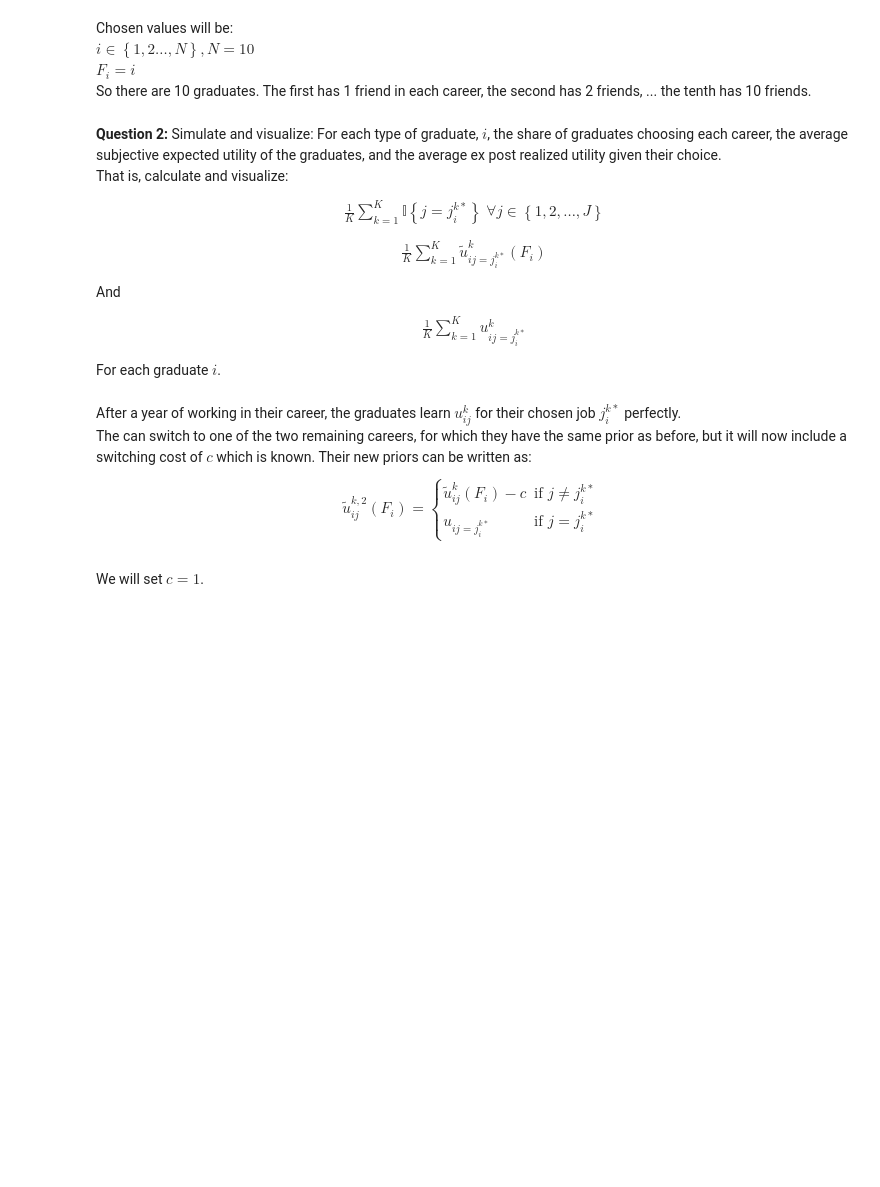
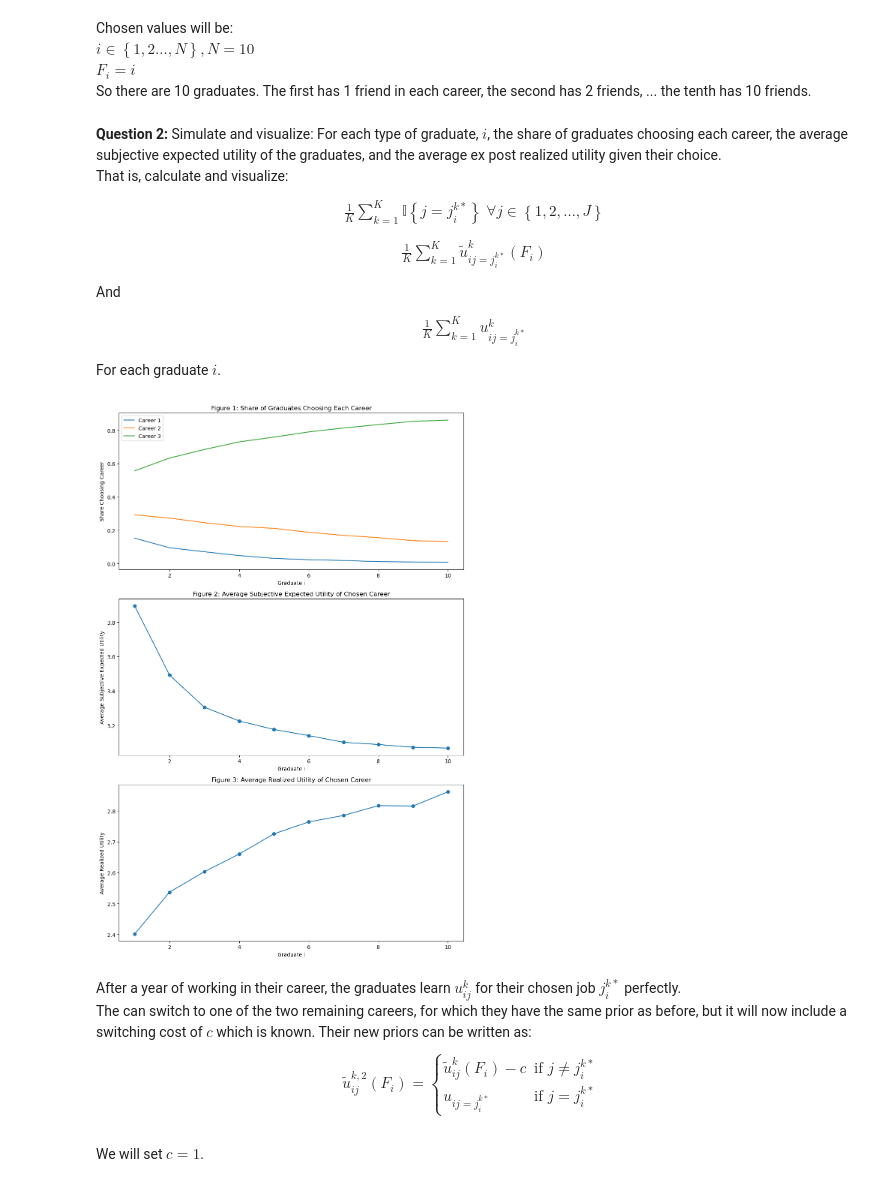
Before and after one commit to NumEconCopenhagen/projects-2024-team-westenholz, a Jupyter notebook: exam_2024/exam_2024.ipynb, the cells around one changed output. Cells and saved outputs as stored; diff of their text form; code cells hidden in the pictures; blank space fills up the shorter version.

Commit message:
FIGUR UPDATE

```diff
--- a/exam_2024/exam_2024.ipynb
+++ b/exam_2024/exam_2024.ipynb
@@ -519,3 +536,64 @@ For each graduate $i$.
+# %%
+# Initialize storage for results
+career_choices = np.zeros((par.N, par.K), dtype=int)
+prior_expected_utilities = np.zeros((par.N, par.K))
+realized_utilities = np.zeros((par.N, par.K))
+
+# Simulation
+for k in range(par.K):
+    for i in range(par.N):
+        Fi = i + 1
+        epsilon_friends = np.random.normal(0, par.sigma, (par.J, Fi))
+        prior_expectation = par.v[:, np.newaxis] + epsilon_friends
+        prior_expected_utility = np.mean(prior_expectation, axis=1)
+
+        epsilon_self = np.random.normal(0, par.sigma, par.J)
+        realized_utility = par.v + epsilon_self
+
+        best_career = np.argmax(prior_expected_utility)
+
+        career_choices[i, k] = best_career
+        prior_expected_utilities[i, k] = prior_expected_utility[best_career]
+        realized_utilities[i, k] = realized_utility[best_career]
+
+# Calculate shares, average subjective expected utility, and average realized utility
+career_shares = np.zeros((par.N, par.J))
+avg_prior_expected_utilities = np.zeros(par.N)
+avg_realized_utilities = np.zeros(par.N)
+
+for i in range(par.N):
+    for j in range(par.J):
+        career_shares[i, j] = np.mean(career_choices[i, :] == j)
+    avg_prior_expected_utilities[i] = np.mean(prior_expected_utilities[i, :])
+    avg_realized_utilities[i] = np.mean(realized_utilities[i, :])
+
+# Plotting the results
+fig, axs = plt.subplots(3, 1, figsize=(10, 15))
+
+# Share of graduates choosing each career
+for j in range(par.J):
+    axs[0].plot(range(1, par.N + 1), career_shares[:, j], label=f'Career {j+1}')
+axs[0].set_xlabel('Graduate i')
+axs[0].set_ylabel('Share Choosing Career')
+axs[0].set_title('Figure 1: Share of Graduates Choosing Each Career')
+axs[0].legend()
+
+# Average subjective expected utility
+axs[1].plot(range(1, par.N + 1), avg_prior_expected_utilities, marker='o')
+axs[1].set_xlabel('Graduate i')
+axs[1].set_ylabel('Average Subjective Expected Utility')
+axs[1].set_title('Figure 2: Average Subjective Expected Utility of Chosen Career')
+
+# Average realized utility
+axs[2].plot(range(1, par.N + 1), avg_realized_utilities, marker='o')
+axs[2].set_xlabel('Graduate i')
+axs[2].set_ylabel('Average Realized Utility')
+axs[2].set_title('Figure 3: Average Realized Utility of Chosen Career')
+
+plt.tight_layout()
+plt.show()
+# %% [output]
+[figure, added]
 # %% [markdown]
 After a year of working in their career, the graduates learn $u^k_{ij}$ for their chosen job $j_i^{k*}$ perfectly. <br>
 The can switch to one of the two remaining careers, for which they have the same prior as before, but it will now include a switching cost of $c$ which is known.
```
Also changed, not shown: parts of 8 cells of this notebook, 1 other file.
